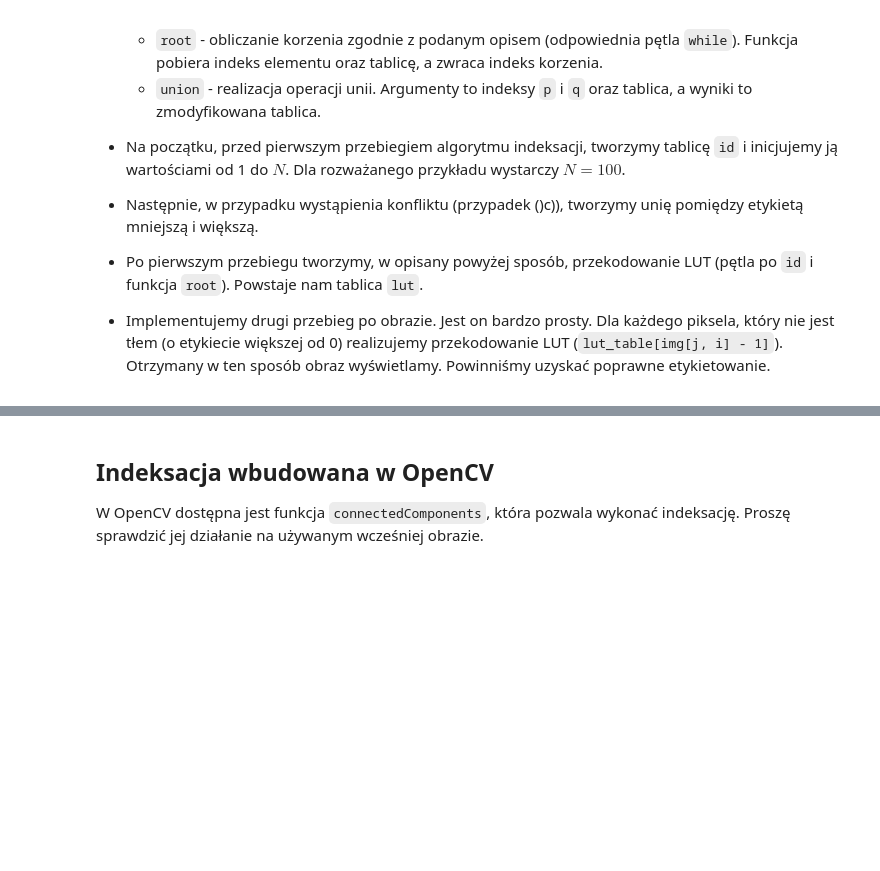
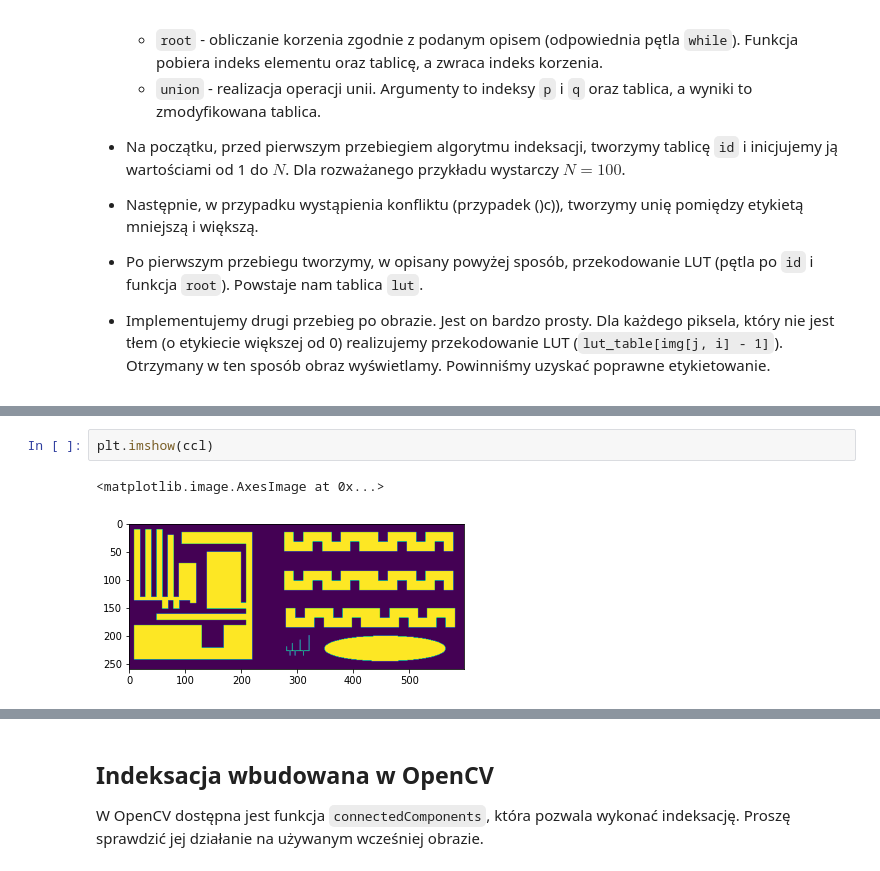
Before and after one commit to prz-ziaja/sem5, a Jupyter notebook: poc/lab13/13_ccl.ipynb, the cells around one changed output, grey strips where cells are left out. Drawn from its saved outputs; the diff is of its cells as text; blank space fills up the shorter version.

```diff
--- a/poc/lab13/13_ccl.ipynb
+++ b/poc/lab13/13_ccl.ipynb
@@ -254,0 +306,5 @@ Zatem łączymy 5 i 4.
+# %%
+plt.imshow(ccl)
+# %% [output]
+<matplotlib.image.AxesImage at 0x...>
+[figure, added]
```
Also changed, not shown: parts of 8 cells of this notebook.
